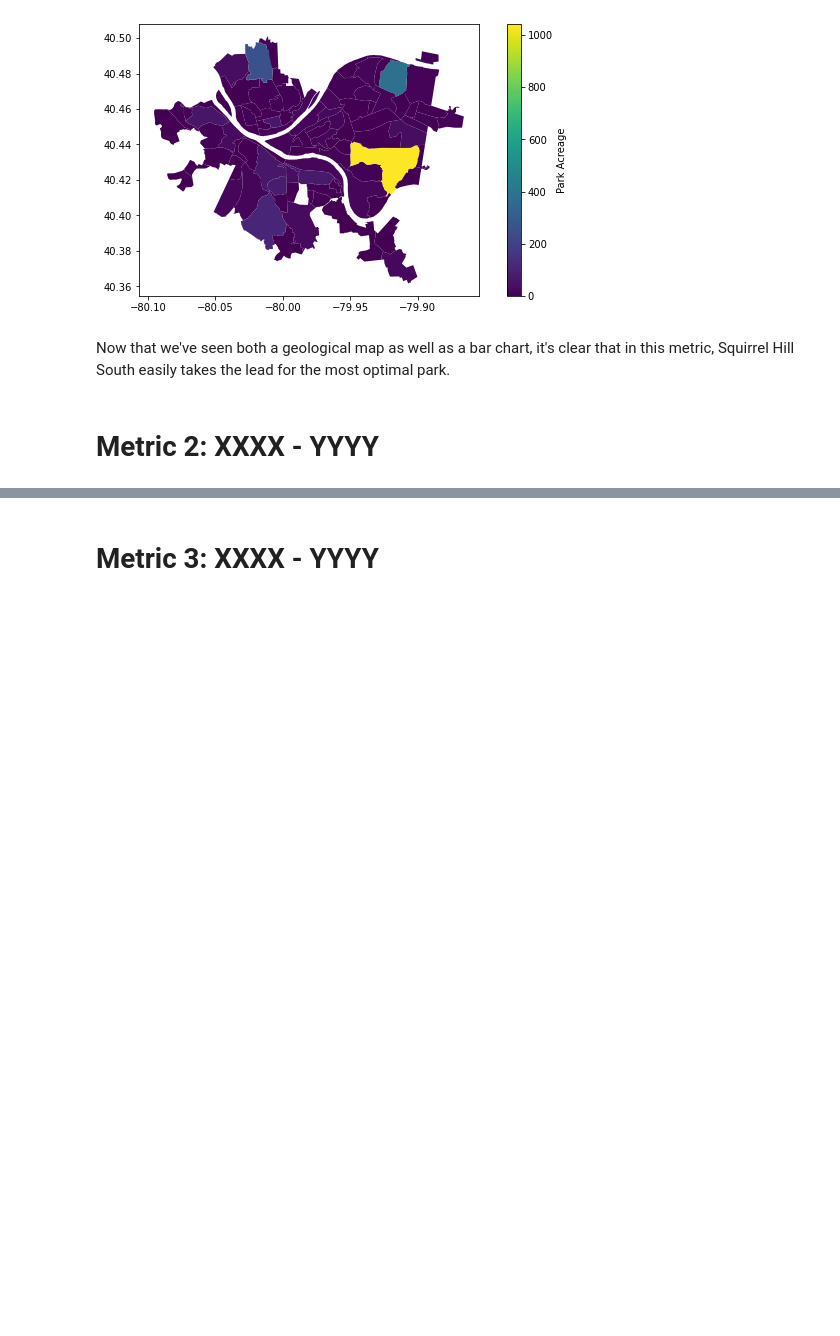
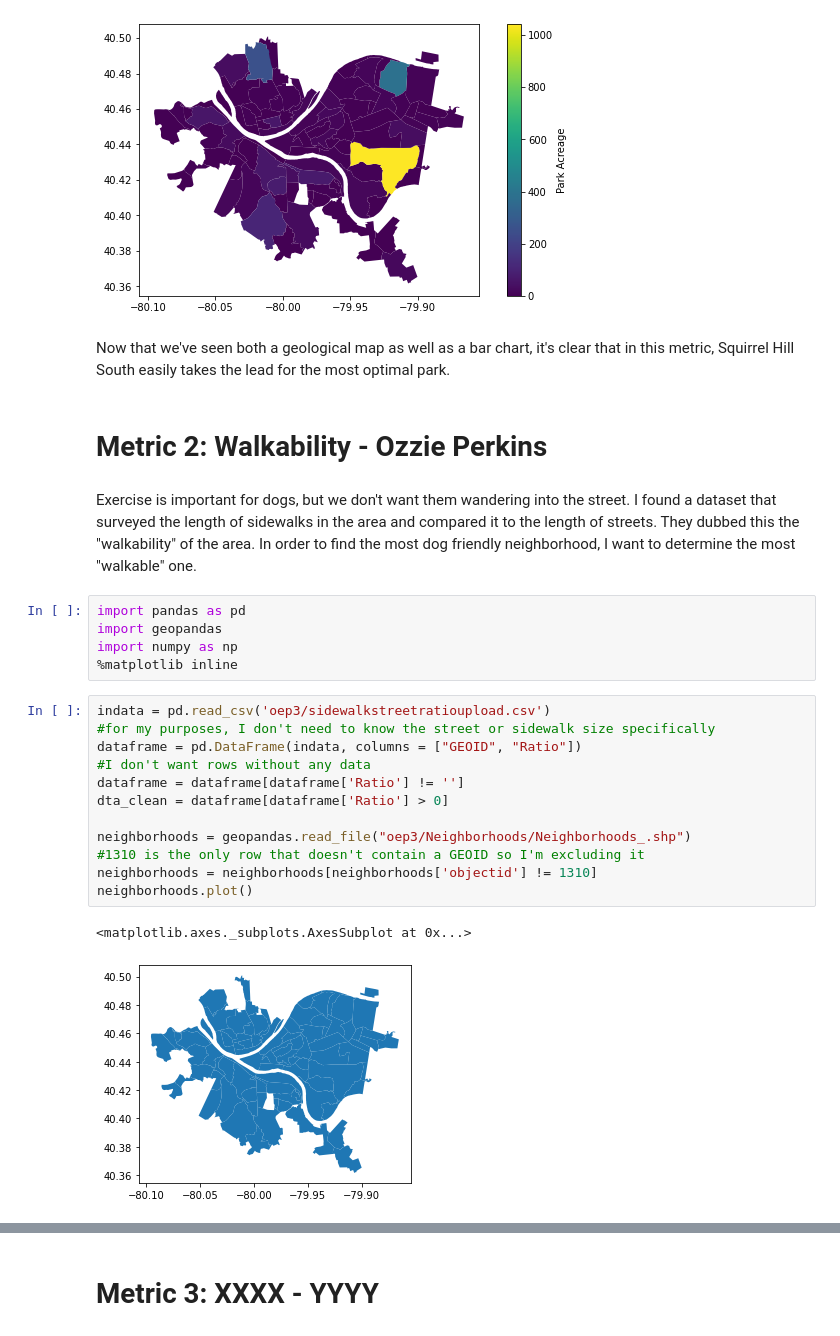
Before and after one commit to tok33/final-project, a Jupyter notebook: final.ipynb, the cells around one changed output, grey strips where cells are left out. Saved outputs shown, nothing was run; the diff lists cells and outputs as text; blank space fills up the shorter version.

```diff
--- a/final.ipynb
+++ b/final.ipynb
@@ -77,4 +77,26 @@ map.plot(column='Acreage', legend=True, legend_kwds={'label': 'Park Acreage'}, f
 # %% [markdown]
 Now that we've seen both a geological map as well as a bar chart, it's clear that in this metric, Squirrel Hill South easily takes the lead for the most optimal park.
 # %% [markdown]
-# Metric 2: XXXX - YYYY
+# Metric 2: Walkability - Ozzie Perkins
+# %% [markdown]
+Exercise is important for dogs, but we don't want them wandering into the street. I found a dataset that surveyed the length of sidewalks in the area and compared it to the length of streets. They dubbed this the "walkability" of the area. In order to find the most dog friendly neighborhood, I want to determine the most "walkable" one.
+# %%
+import pandas as pd
+import geopandas
+import numpy as np
+%matplotlib inline
+# %%
+indata = pd.read_csv('oep3/sidewalkstreetratioupload.csv')
+#for my purposes, I don't need to know the street or sidewalk size specifically
+dataframe = pd.DataFrame(indata, columns = ["GEOID", "Ratio"])
+#I don't want rows without any data
+dataframe = dataframe[dataframe['Ratio'] != '']
+dta_clean = dataframe[dataframe['Ratio'] > 0]
+
+neighborhoods = geopandas.read_file("oep3/Neighborhoods/Neighborhoods_.shp")
+#1310 is the only row that doesn't contain a GEOID so I'm excluding it
+neighborhoods = neighborhoods[neighborhoods['objectid'] != 1310]
+neighborhoods.plot()
+# %% [output]
+<matplotlib.axes._subplots.AxesSubplot at 0x...>
+[figure, added]
```
Also changed, not shown: parts of 6 cells of this notebook, 1 other file.
